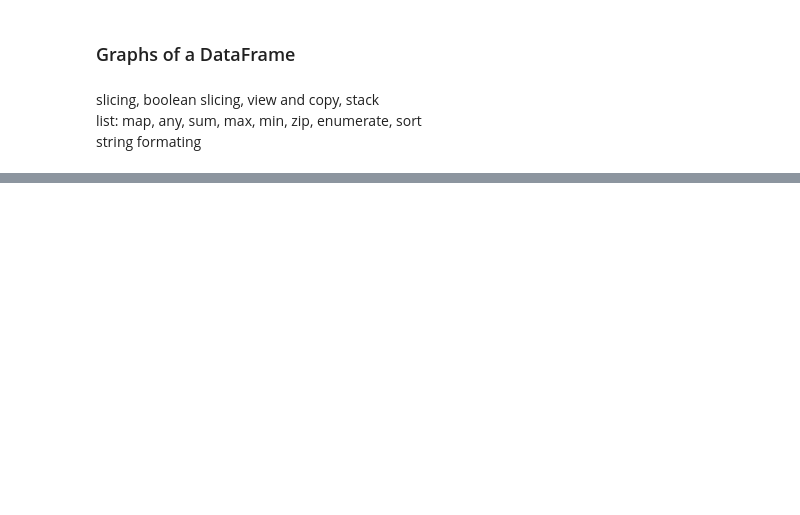
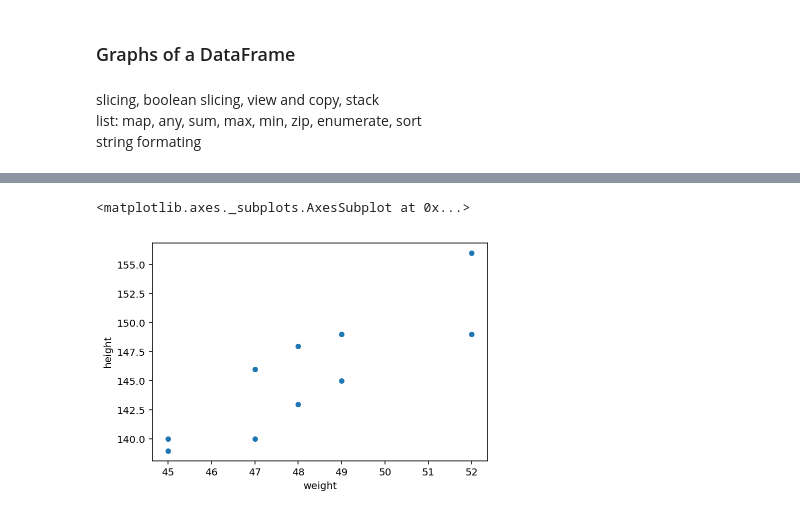
Before and after one commit to jephianlin/9HPythonData, a Jupyter notebook: Python-Week3.ipynb, the cells around one changed output, grey strips where cells are left out. Saved outputs shown, nothing was run; the diff lists cells and outputs as text; code cells hidden in the pictures; blank space fills up the shorter version.

```diff
--- a/Python-Week3.ipynb
+++ b/Python-Week3.ipynb
@@ -213,0 +261,5 @@ string formating
+# %%
+df.plot.scatter('weight','height')
+# %% [output]
+<matplotlib.axes._subplots.AxesSubplot at 0x...>
+[figure, added]
```
Also changed, not shown: parts of 82 cells of this notebook, 1 other file.
